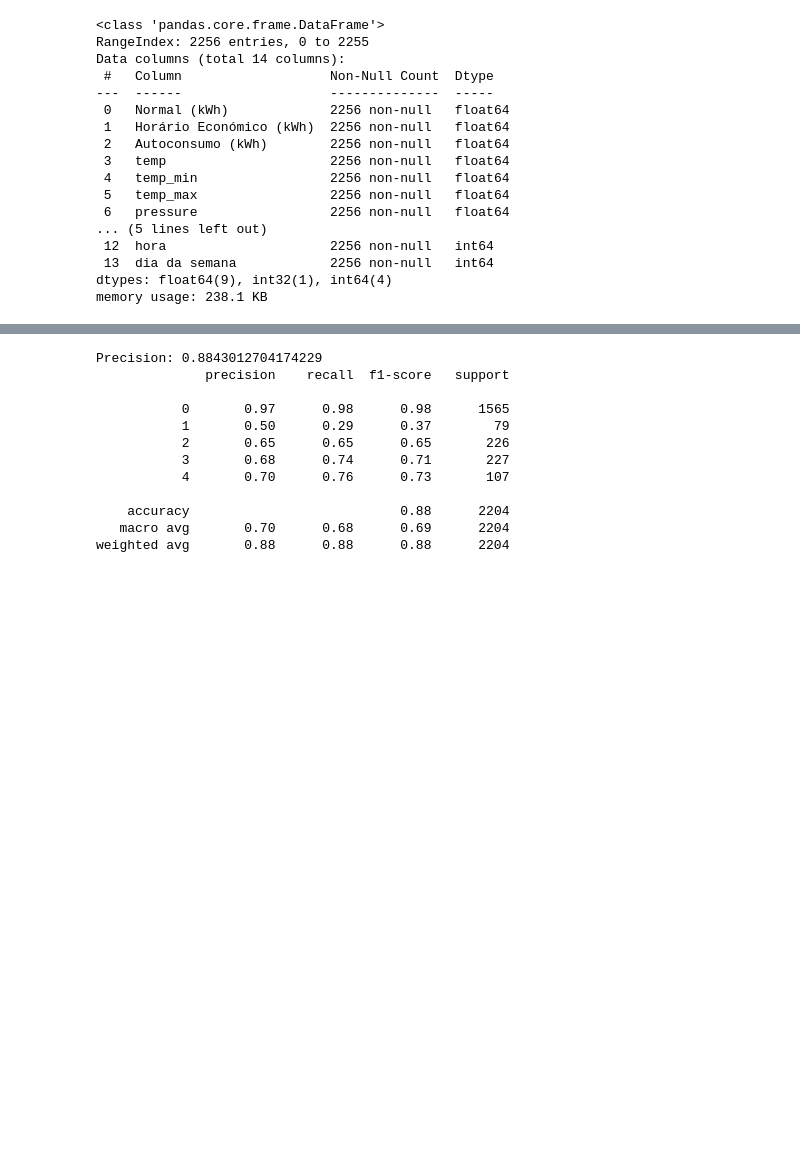
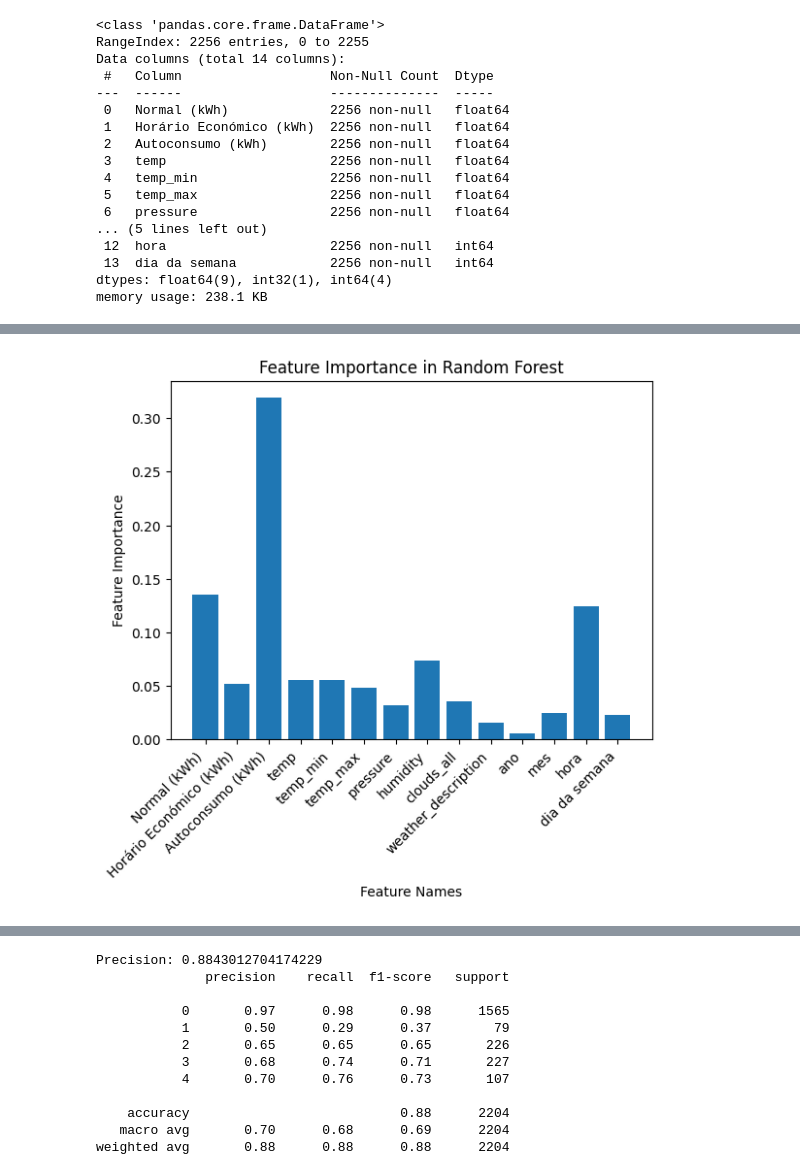
Before and after one commit to GoncaloSenra/DAA-Modelos-de-Machine-Learning, a Jupyter notebook: 3-.ipynb, the cells around one changed output, grey strips where cells are left out. Cells and saved outputs as stored; diff of their text form; code cells hidden in the pictures; blank space fills up the shorter version.

```diff
--- a/3-.ipynb
+++ b/3-.ipynb
@@ -773,3 +854,28 @@ weighted avg       0.87      0.87      0.87      2204
+# %%
+from sklearn.datasets import load_iris
+# iris = load_iris()
+# X = iris.data
+# y = iris.target
+
+model = RandomForestClassifier(n_estimators = 500, max_depth=15,random_state=1000)
+
+# Treinando o modelo
+model.fit(x_train2, np.ravel(y_train2))
+
+feature_importance = model.feature_importances_
+
+# Obtendo os nomes das características
+feature_names = x_train2.columns.tolist()
+
+# Criando um gráfico de barras para visualizar a importância das características
+plt.bar(feature_names, feature_importance)
+plt.xlabel('Feature Names')
+plt.ylabel('Feature Importance')
+plt.title('Feature Importance in Random Forest')
+plt.xticks(rotation=45, ha='right')  # Rotação dos rótulos
+plt.show()
+# %% [output]
+[figure, added]
 # %%
 # from sklearn.ensemble import AdaBoostClassifier
 
```
Also changed, not shown: parts of 13 cells of this notebook, 1 other file.
